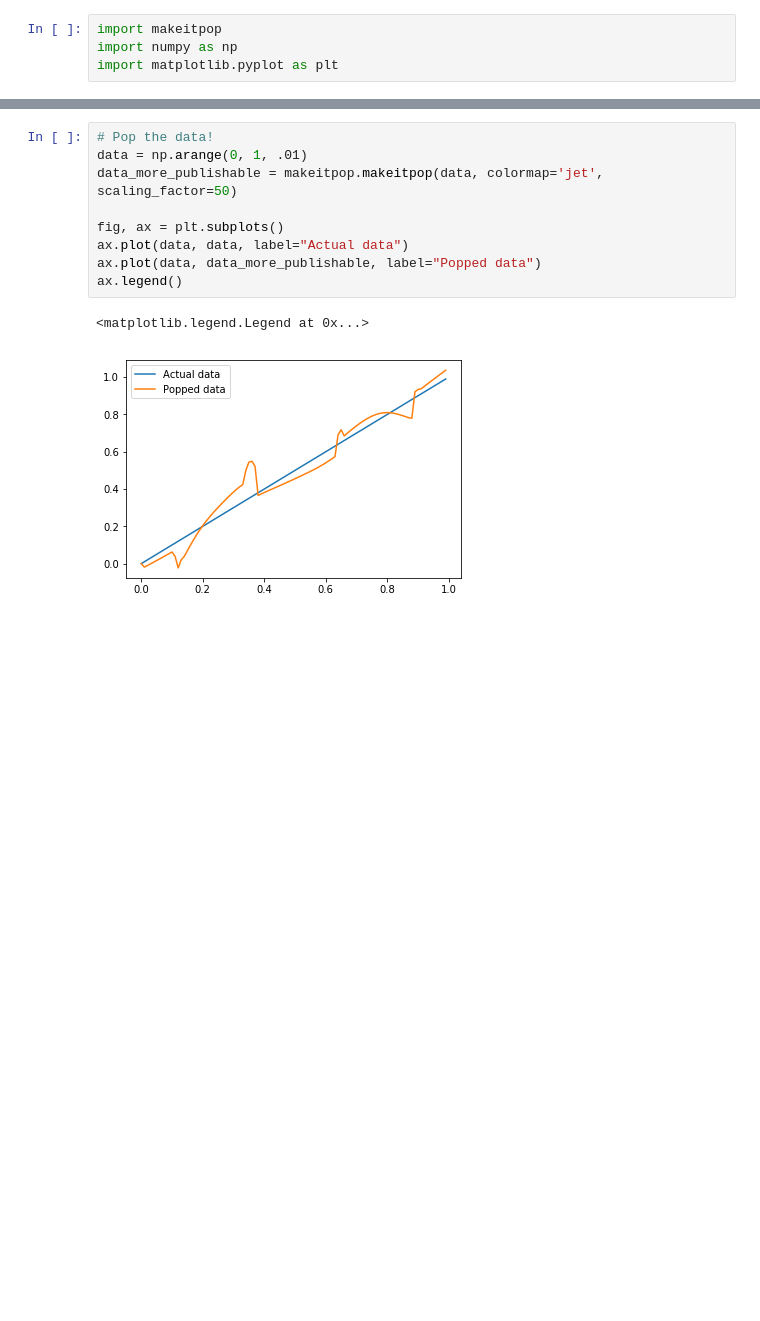
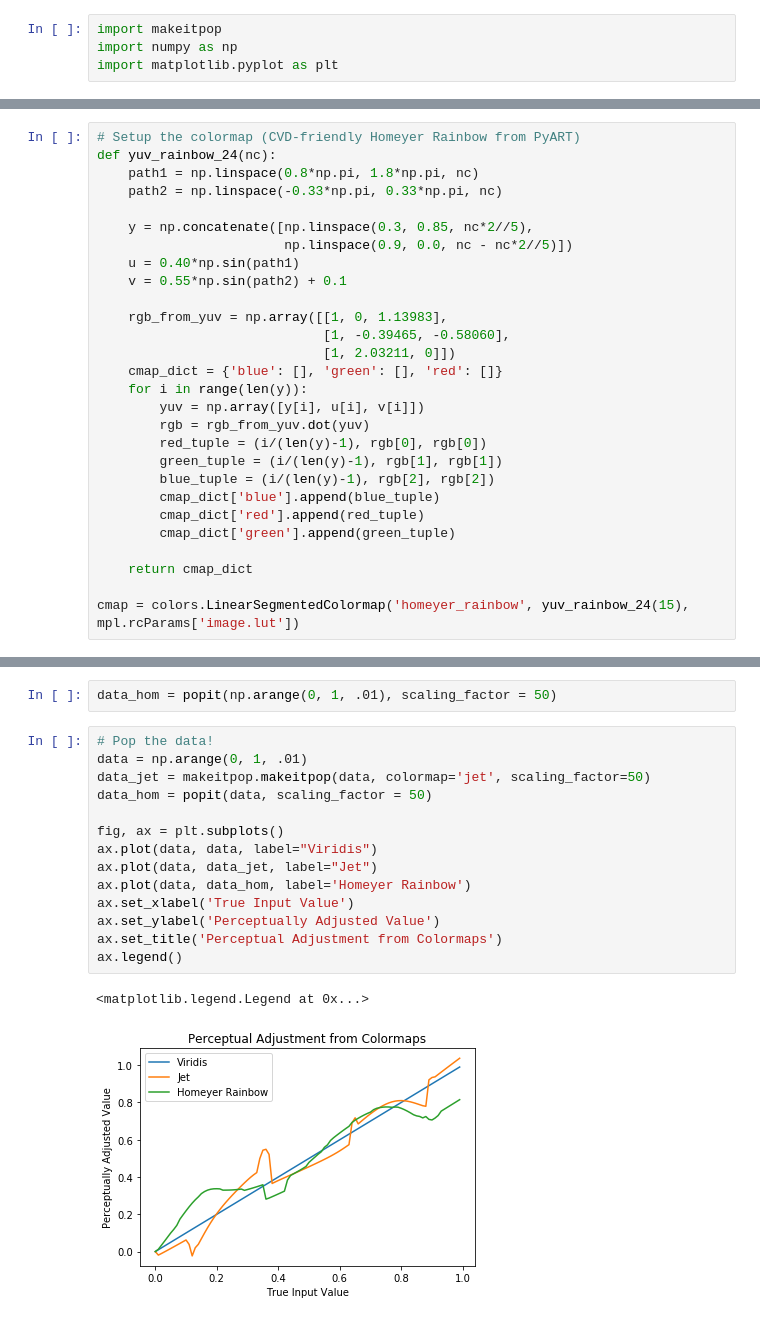
Before and after one commit to jthielen/intermediate_comp_mteor, a Jupyter notebook: module3/suppliment_colormaps.ipynb, the cells around one changed output, grey strips where cells are left out. Drawn from its saved outputs; the diff is of its cells as text; blank space fills up the shorter version.

```diff
--- a/module3/suppliment_colormaps.ipynb
+++ b/module3/suppliment_colormaps.ipynb
@@ -11,0 +26,28 @@ import matplotlib.pyplot as plt
+# %%
+# Setup the colormap (CVD-friendly Homeyer Rainbow from PyART)
+def yuv_rainbow_24(nc):
+    path1 = np.linspace(0.8*np.pi, 1.8*np.pi, nc)
+    path2 = np.linspace(-0.33*np.pi, 0.33*np.pi, nc)
+
+    y = np.concatenate([np.linspace(0.3, 0.85, nc*2//5),
+                        np.linspace(0.9, 0.0, nc - nc*2//5)])
+    u = 0.40*np.sin(path1)
+    v = 0.55*np.sin(path2) + 0.1
+
+    rgb_from_yuv = np.array([[1, 0, 1.13983],
+                             [1, -0.39465, -0.58060],
+                             [1, 2.03211, 0]])
+    cmap_dict = {'blue': [], 'green': [], 'red': []}
+    for i in range(len(y)):
+        yuv = np.array([y[i], u[i], v[i]])
+        rgb = rgb_from_yuv.dot(yuv)
+        red_tuple = (i/(len(y)-1), rgb[0], rgb[0])
+        green_tuple = (i/(len(y)-1), rgb[1], rgb[1])
+        blue_tuple = (i/(len(y)-1), rgb[2], rgb[2])
+        cmap_dict['blue'].append(blue_tuple)
+        cmap_dict['red'].append(red_tuple)
+        cmap_dict['green'].append(green_tuple)
+
+    return cmap_dict
+
+cmap = colors.LinearSegmentedColormap('homeyer_rainbow', yuv_rainbow_24(15), mpl.rcParams['image.lut'])
@@ -12,13 +68,20 @@ import matplotlib.pyplot as plt
+# %%
+data_hom = popit(np.arange(0, 1, .01), scaling_factor = 50)
 # %%
 # Pop the data!
 data = np.arange(0, 1, .01)
-data_more_publishable = makeitpop.makeitpop(data, colormap='jet', scaling_factor=50)
+data_jet = makeitpop.makeitpop(data, colormap='jet', scaling_factor=50)
+data_hom = popit(data, scaling_factor = 50)
 
 fig, ax = plt.subplots()
-ax.plot(data, data, label="Actual data")
-ax.plot(data, data_more_publishable, label="Popped data")
+ax.plot(data, data, label="Viridis")
+ax.plot(data, data_jet, label="Jet")
+ax.plot(data, data_hom, label='Homeyer Rainbow')
+ax.set_xlabel('True Input Value')
+ax.set_ylabel('Perceptually Adjusted Value')
+ax.set_title('Perceptual Adjustment from Colormaps')
 ax.legend()
 # %% [output]
 <matplotlib.legend.Legend at 0x...>
-[figure, old version]
+[figure, new version]
 # %%
```
Also changed, not shown: parts of 10 cells of this notebook, 1 other file.
